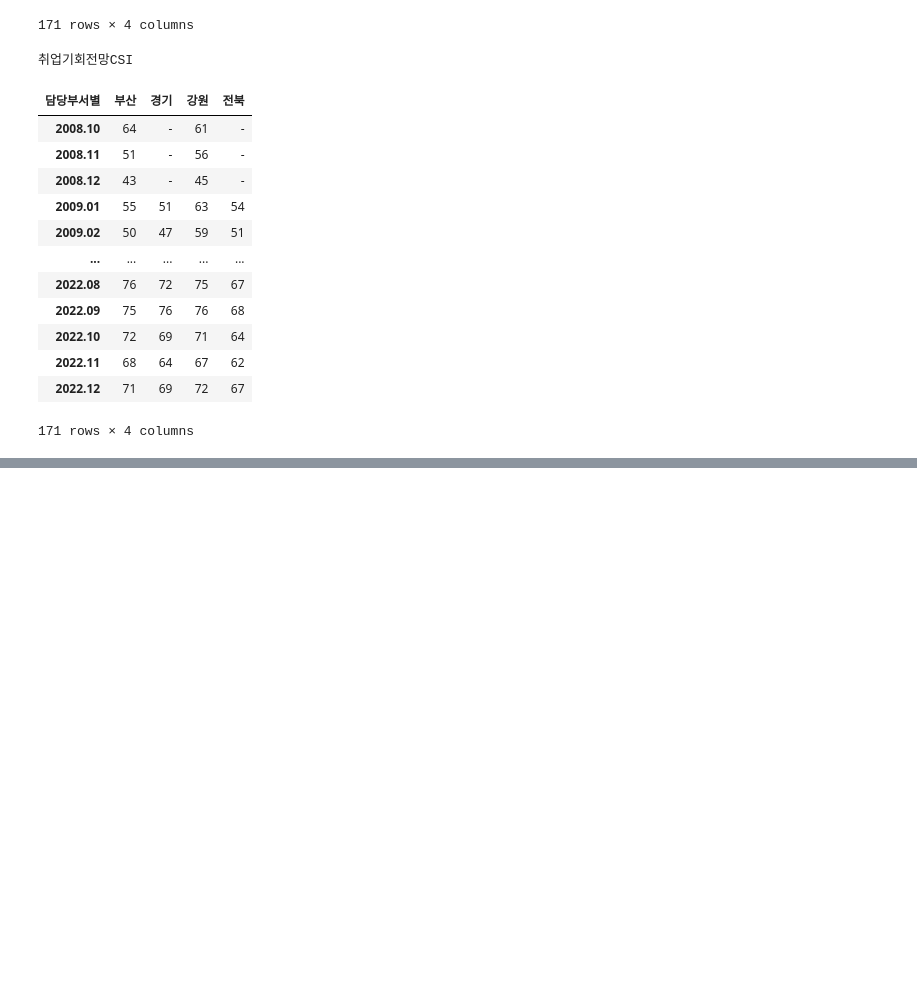
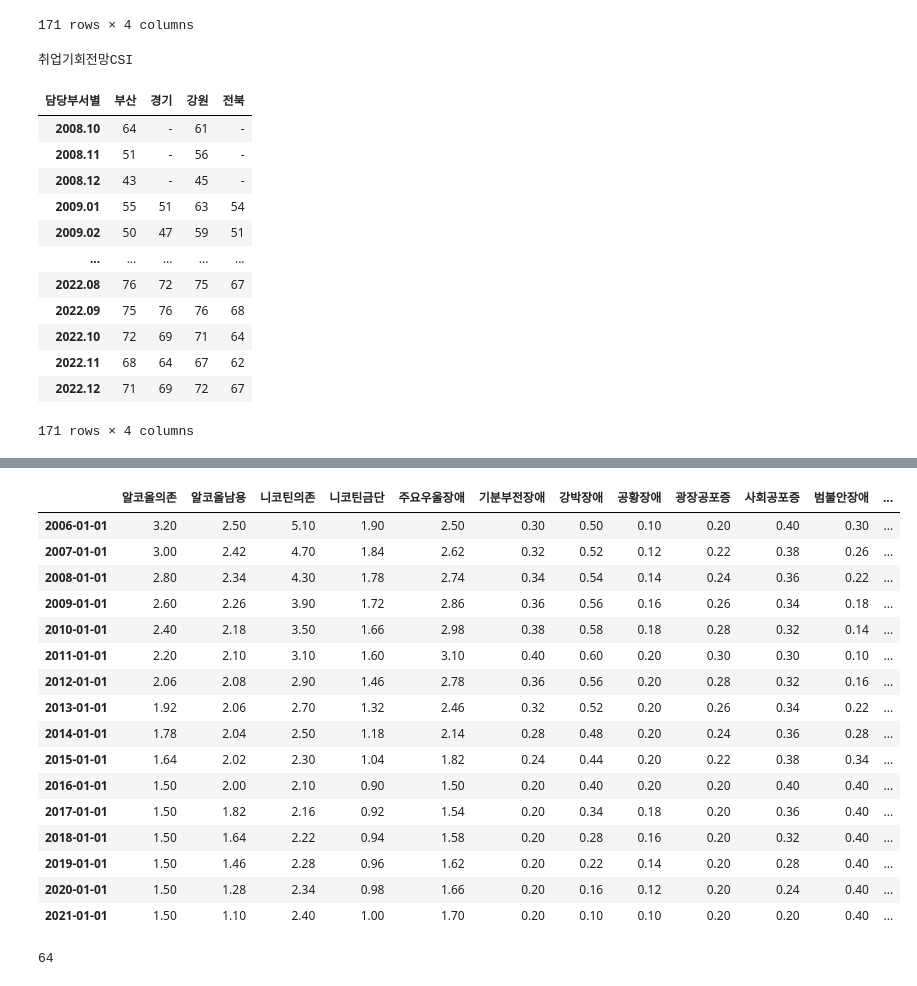
Before and after one commit to MinkyuRamen/2023KDS-HACKATHON, a Jupyter notebook: preprocessing/preprocessing.ipynb, the cells around one changed output, grey strips where cells are left out. Drawn from its saved outputs; the diff is of its cells as text; code cells hidden in the pictures; blank space fills up the shorter version.

```diff
--- a/preprocessing/preprocessing.ipynb
+++ b/preprocessing/preprocessing.ipynb
@@ -210,0 +341,22 @@ insix.to_csv("../preprocess_data/CSI전망_부산_경기_강원.csv")
+# %%
+sick = pd.read_csv('../preprocess_data/정신장애.csv', index_col='Unnamed: 0')
+sick.index = pd.to_datetime(sick.index.astype(str))
+sick
+# %% [output]
+|  | 알코올의존 | 알코올남용 | 니코틴의존 | 니코틴금단 | 주요우울장애 | 기분부전장애 | 강박장애 | 공황장애 | 광장공포증 | 사회공포증 | 범불안장애 | ... |
+| 2006-01-01 | 3.20 | 2.50 | 5.10 | 1.90 | 2.50 | 0.30 | 0.50 | 0.10 | 0.20 | 0.40 | 0.30 | ... |
+| 2007-01-01 | 3.00 | 2.42 | 4.70 | 1.84 | 2.62 | 0.32 | 0.52 | 0.12 | 0.22 | 0.38 | 0.26 | ... |
+| 2008-01-01 | 2.80 | 2.34 | 4.30 | 1.78 | 2.74 | 0.34 | 0.54 | 0.14 | 0.24 | 0.36 | 0.22 | ... |
+| 2009-01-01 | 2.60 | 2.26 | 3.90 | 1.72 | 2.86 | 0.36 | 0.56 | 0.16 | 0.26 | 0.34 | 0.18 | ... |
+| 2010-01-01 | 2.40 | 2.18 | 3.50 | 1.66 | 2.98 | 0.38 | 0.58 | 0.18 | 0.28 | 0.32 | 0.14 | ... |
+| 2011-01-01 | 2.20 | 2.10 | 3.10 | 1.60 | 3.10 | 0.40 | 0.60 | 0.20 | 0.30 | 0.30 | 0.10 | ... |
+| 2012-01-01 | 2.06 | 2.08 | 2.90 | 1.46 | 2.78 | 0.36 | 0.56 | 0.20 | 0.28 | 0.32 | 0.16 | ... |
+| 2013-01-01 | 1.92 | 2.06 | 2.70 | 1.32 | 2.46 | 0.32 | 0.52 | 0.20 | 0.26 | 0.34 | 0.22 | ... |
+| 2014-01-01 | 1.78 | 2.04 | 2.50 | 1.18 | 2.14 | 0.28 | 0.48 | 0.20 | 0.24 | 0.36 | 0.28 | ... |
+| 2015-01-01 | 1.64 | 2.02 | 2.30 | 1.04 | 1.82 | 0.24 | 0.44 | 0.20 | 0.22 | 0.38 | 0.34 | ... |
+| 2016-01-01 | 1.50 | 2.00 | 2.10 | 0.90 | 1.50 | 0.20 | 0.40 | 0.20 | 0.20 | 0.40 | 0.40 | ... |
+| 2017-01-01 | 1.50 | 1.82 | 2.16 | 0.92 | 1.54 | 0.20 | 0.34 | 0.18 | 0.20 | 0.36 | 0.40 | ... |
+| 2018-01-01 | 1.50 | 1.64 | 2.22 | 0.94 | 1.58 | 0.20 | 0.28 | 0.16 | 0.20 | 0.32 | 0.40 | ... |
+| 2019-01-01 | 1.50 | 1.46 | 2.28 | 0.96 | 1.62 | 0.20 | 0.22 | 0.14 | 0.20 | 0.28 | 0.40 | ... |
+| 2020-01-01 | 1.50 | 1.28 | 2.34 | 0.98 | 1.66 | 0.20 | 0.16 | 0.12 | 0.20 | 0.24 | 0.40 | ... |
+| 2021-01-01 | 1.50 | 1.10 | 2.40 | 1.00 | 1.70 | 0.20 | 0.10 | 0.10 | 0.20 | 0.20 | 0.40 | ... |
@@ -210,0 +367,4 @@ insix.to_csv("../preprocess_data/CSI전망_부산_경기_강원.csv")
+# %%
+len(df.columns)
+# %% [output]
+64
```
Also changed, not shown: parts of 25 cells of this notebook, 1 other file.
